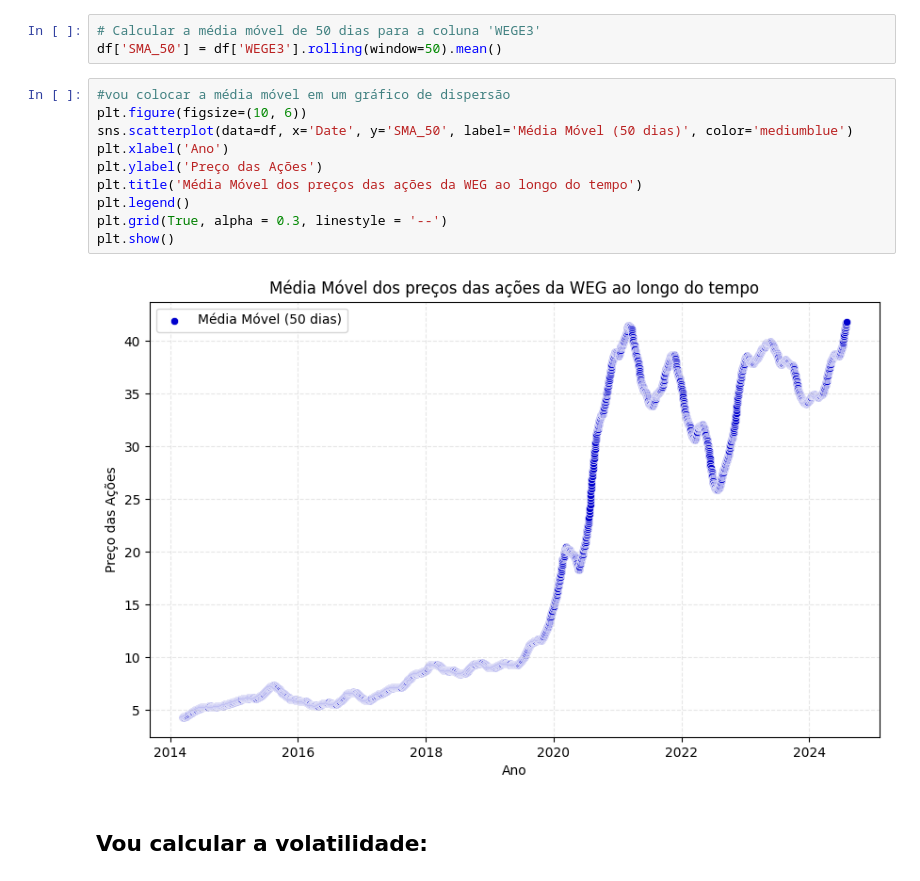
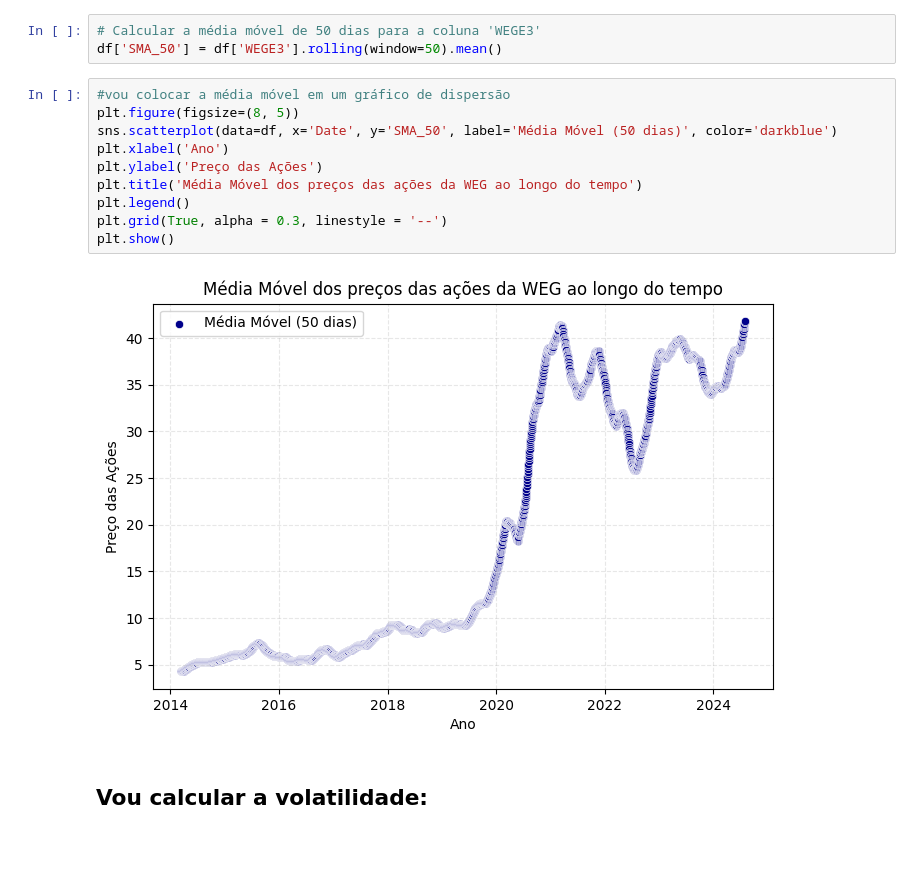
Before and after one commit to jlcamelo2350/Dados-e-automacao, a Jupyter notebook: Análises e automações com Ações da B3/weg_dados/weg2_Modelo_de_preditivo_de_preços_das_ações_da_WEG_SA.ipynb, the cells around one changed output. Cells and saved outputs as stored; diff of their text form; blank space fills up the shorter version.

```diff
--- a/Análises e automações com Ações da B3/weg_dados/weg2_Modelo_de_preditivo_de_preços_das_ações_da_WEG_SA.ipynb
+++ b/Análises e automações com Ações da B3/weg_dados/weg2_Modelo_de_preditivo_de_preços_das_ações_da_WEG_SA.ipynb
@@ -244,16 +227,16 @@ print(df)
 df['SMA_50'] = df['WEGE3'].rolling(window=50).mean()
 # %%
 #vou colocar a média móvel em um gráfico de dispersão
-plt.figure(figsize=(10, 6))
-sns.scatterplot(data=df, x='Date', y='SMA_50', label='Média Móvel (50 dias)', color='mediumblue')
+plt.figure(figsize=(8, 5))
+sns.scatterplot(data=df, x='Date', y='SMA_50', label='Média Móvel (50 dias)', color='darkblue')
 plt.xlabel('Ano')
 plt.ylabel('Preço das Ações')
 plt.title('Média Móvel dos preços das ações da WEG ao longo do tempo')
 plt.legend()
 plt.grid(True, alpha = 0.3, linestyle = '--')
 plt.show()
 # %% [output]
-[figure, old version]
+[figure, new version]
 # %% [markdown]
 ## Vou calcular a volatilidade:
 # %%
```
Also changed, not shown: parts of 13 cells of this notebook.
